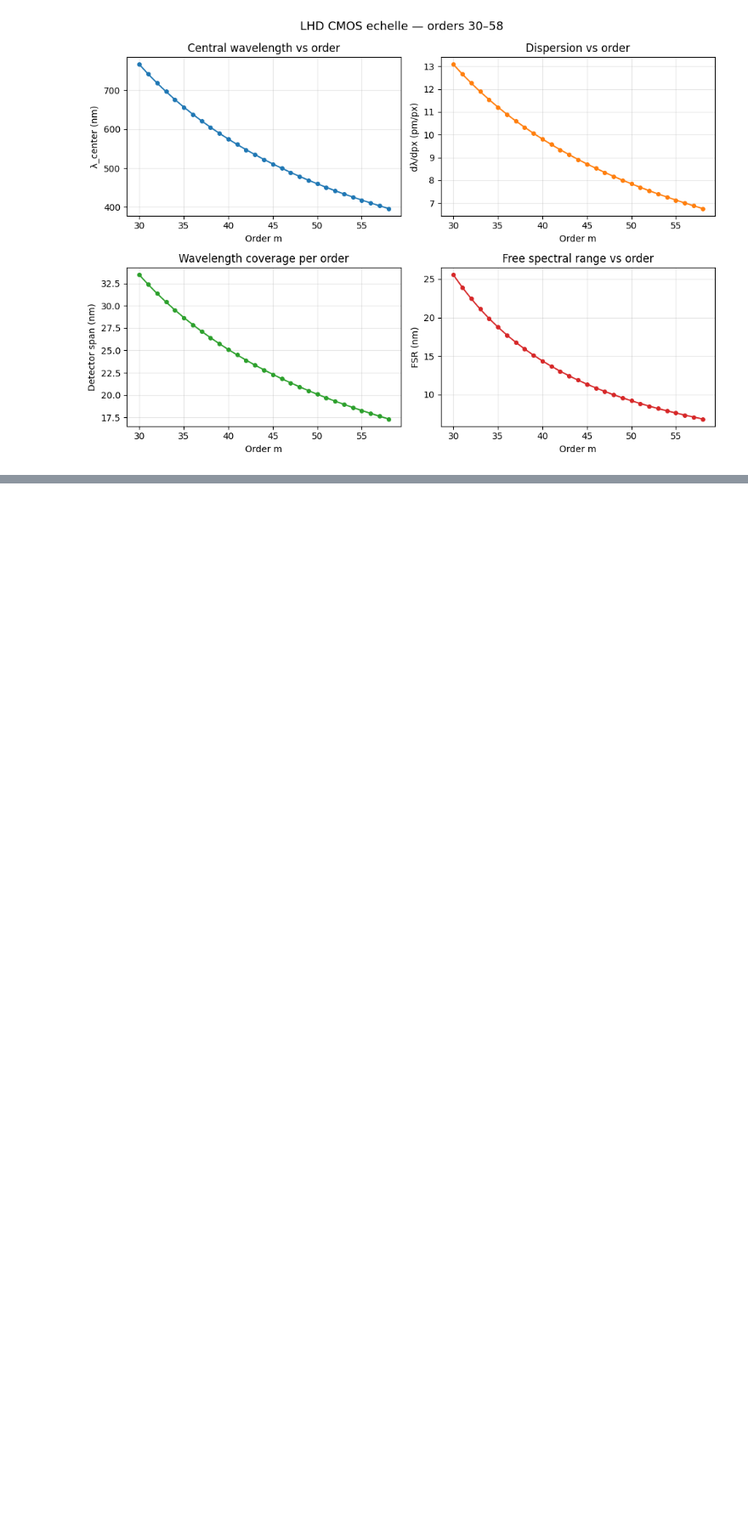
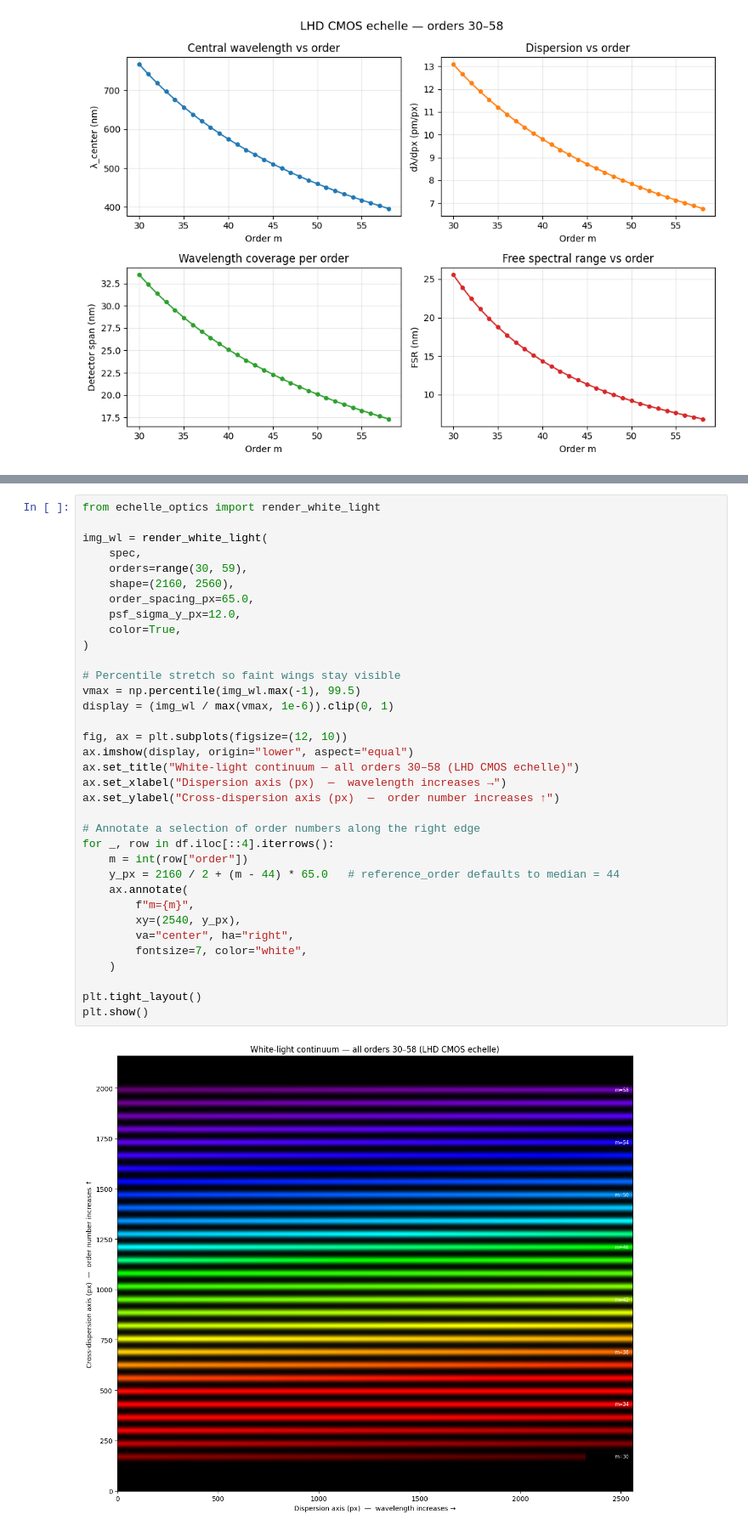
Before and after one commit to queezz/echelle-optics, a Jupyter notebook: examples/01_lhd_cmos_order_table.ipynb, the cells around one changed output, grey strips where cells are left out. Shown at 85% size. Saved outputs shown, nothing was run; the diff lists cells and outputs as text; blank space fills up the shorter version.

Commit message:
add white light source

```diff
--- a/examples/01_lhd_cmos_order_table.ipynb
+++ b/examples/01_lhd_cmos_order_table.ipynb
@@ -78,3 +86,40 @@ plt.show()
+# %%
+from echelle_optics import render_white_light
+
+img_wl = render_white_light(
+    spec,
+    orders=range(30, 59),
+    shape=(2160, 2560),
+    order_spacing_px=65.0,
+    psf_sigma_y_px=12.0,
+    color=True,
+)
+
+# Percentile stretch so faint wings stay visible
+vmax = np.percentile(img_wl.max(-1), 99.5)
+display = (img_wl / max(vmax, 1e-6)).clip(0, 1)
+
+fig, ax = plt.subplots(figsize=(12, 10))
+ax.imshow(display, origin="lower", aspect="equal")
+ax.set_title("White-light continuum — all orders 30–58 (LHD CMOS echelle)")
+ax.set_xlabel("Dispersion axis (px)  —  wavelength increases →")
+ax.set_ylabel("Cross-dispersion axis (px)  —  order number increases ↑")
+
+# Annotate a selection of order numbers along the right edge
+for _, row in df.iloc[::4].iterrows():
+    m = int(row["order"])
+    y_px = 2160 / 2 + (m - 44) * 65.0   # reference_order defaults to median = 44
+    ax.annotate(
+        f"m={m}",
+        xy=(2540, y_px),
+        va="center", ha="right",
+        fontsize=7, color="white",
+    )
+
+plt.tight_layout()
+plt.show()
+# %% [output]
+[figure, added]
 # %% [markdown]
 ## Physics background
 
```
Also changed, not shown: parts of 2 cells of this notebook, 2 other files.
